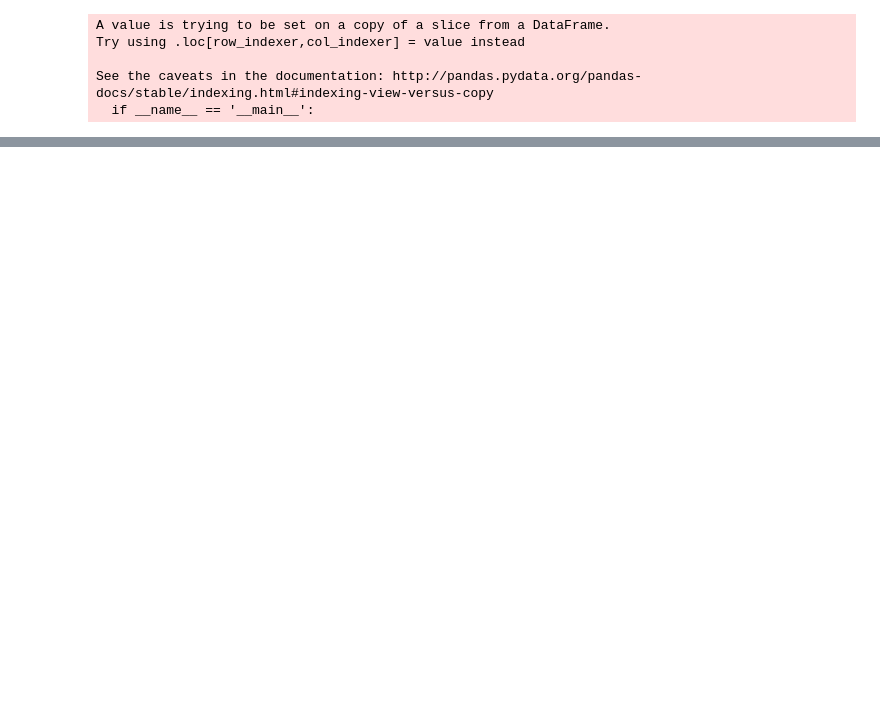
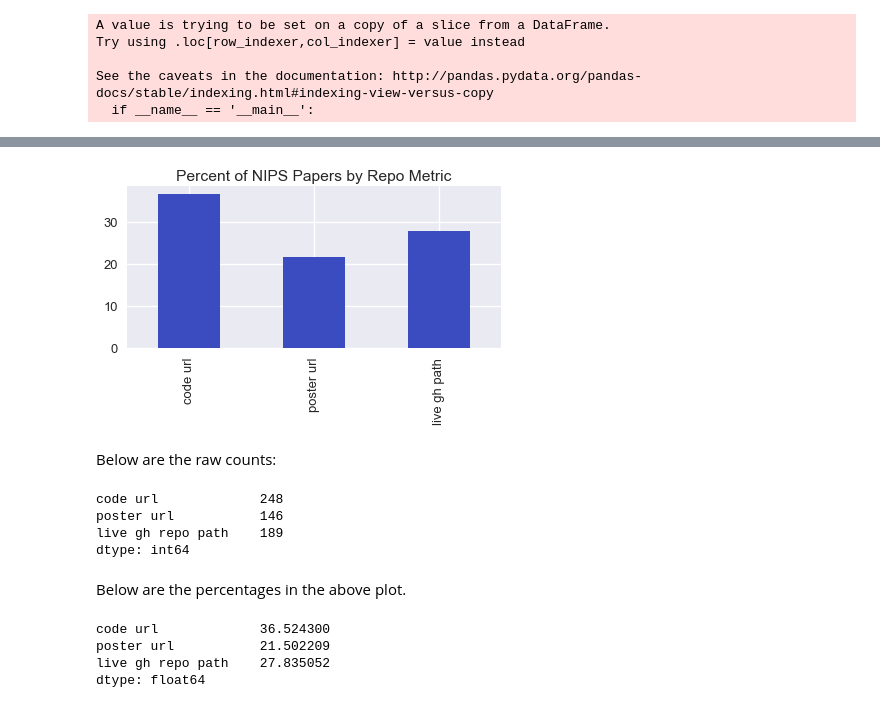
Before and after one commit to jzf2101/r2d_study, a Jupyter notebook: get_data.ipynb, the cells around one changed output, grey strips where cells are left out. Drawn from its saved outputs; the diff is of its cells as text; code cells hidden in the pictures; blank space fills up the shorter version.

```diff
--- a/get_data.ipynb
+++ b/get_data.ipynb
@@ -30,5 +48,5 @@ code_papers = papers[papers['code_url'].notnull()]
 # %%
-code_papers['github'] = code_papers['code_url'].str.contains("github")
+code_papers['github'] = code_papers['code_url'].str.contains("github.com")
 # %% [output]
 A value is trying to be set on a copy of a slice from a DataFrame.
 Try using .loc[row_indexer,col_indexer] = value instead
@@ -42,2 +56,5 @@ def test_url(page_name):
 # %%
-code_papers['live'] = [test_url(url) for url in code_papers['code_url']]
+code_papers['live'] = [collect_data.test_url(url) for url in code_papers['code_url']]
+code_papers['gh_full_path'] = np.logical_and(code_papers['github'],
+                                             code_papers['code_url'].str.rstrip('/')\
+                                             .str.split('/').str.len() > 4)
@@ -46,2 +75,2 @@ code_papers[code_papers['live'] != True].to_csv('validate_url.csv')
 # %%
-live_gh = code_papers[np.logical_and(code_papers['github'], code_papers['live'] == True)]
+live_gh = code_papers[np.logical_and(code_papers['gh_full_path'], code_papers['live'] == True)]
@@ -85,0 +98,2 @@ r2d_checks.to_csv('gh_r2d_data.csv')
+# %%
+live_gh['.git'] = live_gh['code_url'].str.split('/').str[4].str[-4:]=='.git'
@@ -120,0 +206,30 @@ dtype: int64
+# %%
+paper_metrics = (len(papers) - papers.isnull().sum()).loc[['code_url','poster_url']]\
+.append(live_gh[['gh_full_path']].sum())
+paper_metrics.index = ['code url', 'poster url', 'live gh path']
+(100.*paper_metrics/len(papers)).plot(kind='bar', cmap='coolwarm')
+plt.ylabel('')
+plt.xlabel('')
+plt.title('Percent of NIPS Papers by Repo Metric')
+plt.tight_layout()
+plt.savefig('paper_metrics.png')
+# %% [output]
+[figure, added]
+# %% [markdown]
+Below are the raw counts:
+# %%
+paper_metrics
+# %% [output]
+code url             248
+poster url           146
+live gh repo path    189
+dtype: int64
+# %% [markdown]
+Below are the percentages in the above plot.
+# %%
+(100.*paper_metrics/len(papers))
+# %% [output]
+code url             36.524300
+poster url           21.502209
+live gh repo path    27.835052
+dtype: float64
```
Also changed, not shown: parts of 85 cells of this notebook, 28 other files.
